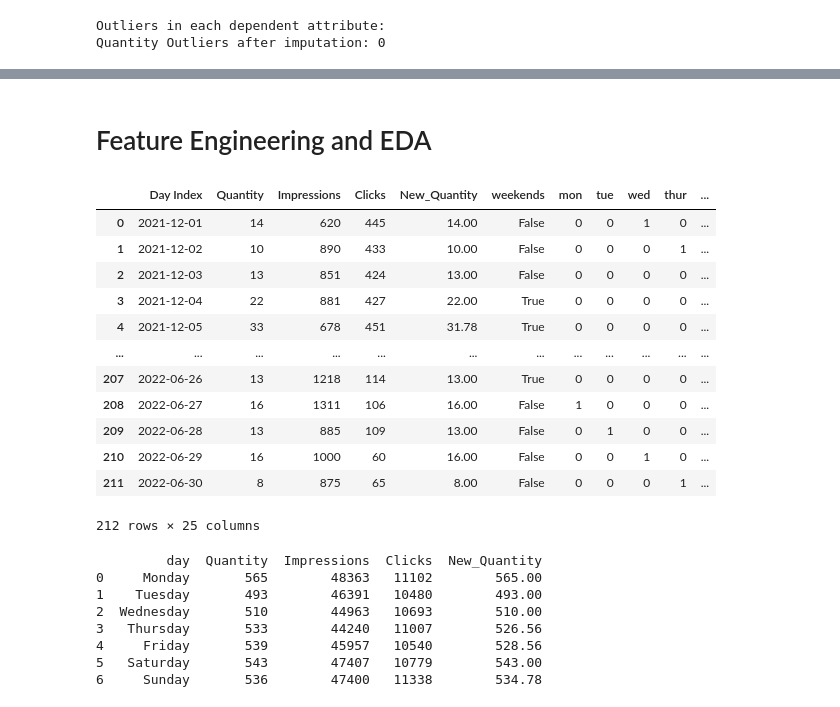
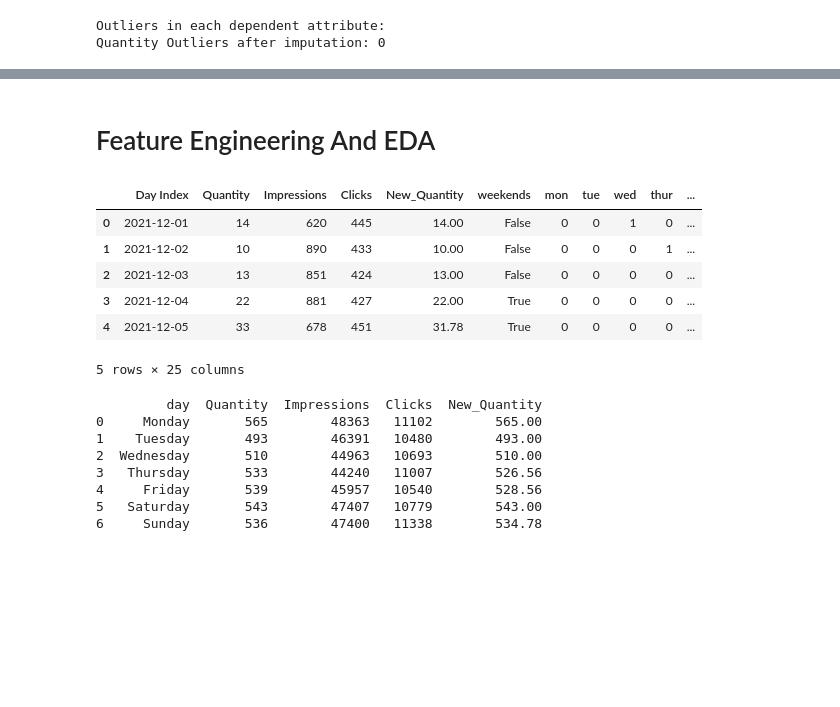
Before and after one commit to Shriya2524/Demand-forcasting, a Jupyter notebook: DEMAND_FORCASTING.ipynb, the cells around one changed output, grey strips where cells are left out. Cells and saved outputs as stored; diff of their text form; code cells hidden in the pictures; blank space fills up the shorter version.

```diff
--- a/DEMAND_FORCASTING.ipynb
+++ b/DEMAND_FORCASTING.ipynb
@@ -284,3 +268,3 @@ plt.show()
 # %% [markdown]
-# Feature Engineering and EDA
+# Feature Engineering And EDA
 # %%
@@ -314,19 +296,13 @@ df['oct'] = (df['Day Index'].dt.month == 10).astype(int)
 df['nov'] = (df['Day Index'].dt.month == 11).astype(int)
 df['dec'] = (df['Day Index'].dt.month == 12).astype(int)
 # %%
-df
+df.head()
 # %% [output]
 |  | Day Index | Quantity | Impressions | Clicks | New_Quantity | weekends | mon | tue | wed | thur | ... |
 | 0 | 2021-12-01 | 14 | 620 | 445 | 14.00 | False | 0 | 0 | 1 | 0 | ... |
 | 1 | 2021-12-02 | 10 | 890 | 433 | 10.00 | False | 0 | 0 | 0 | 1 | ... |
 | 2 | 2021-12-03 | 13 | 851 | 424 | 13.00 | False | 0 | 0 | 0 | 0 | ... |
 | 3 | 2021-12-04 | 22 | 881 | 427 | 22.00 | True | 0 | 0 | 0 | 0 | ... |
 | 4 | 2021-12-05 | 33 | 678 | 451 | 31.78 | True | 0 | 0 | 0 | 0 | ... |
-| ... | ... | ... | ... | ... | ... | ... | ... | ... | ... | ... | ... |
-| 207 | 2022-06-26 | 13 | 1218 | 114 | 13.00 | True | 0 | 0 | 0 | 0 | ... |
-| 208 | 2022-06-27 | 16 | 1311 | 106 | 16.00 | False | 1 | 0 | 0 | 0 | ... |
-| 209 | 2022-06-28 | 13 | 885 | 109 | 13.00 | False | 0 | 1 | 0 | 0 | ... |
-| 210 | 2022-06-29 | 16 | 1000 | 60 | 16.00 | False | 0 | 0 | 1 | 0 | ... |
-| 211 | 2022-06-30 | 8 | 875 | 65 | 8.00 | False | 0 | 0 | 0 | 1 | ... |
-212 rows × 25 columns
+5 rows × 25 columns
 # %%
```
Also changed, not shown: parts of 32 cells of this notebook.
